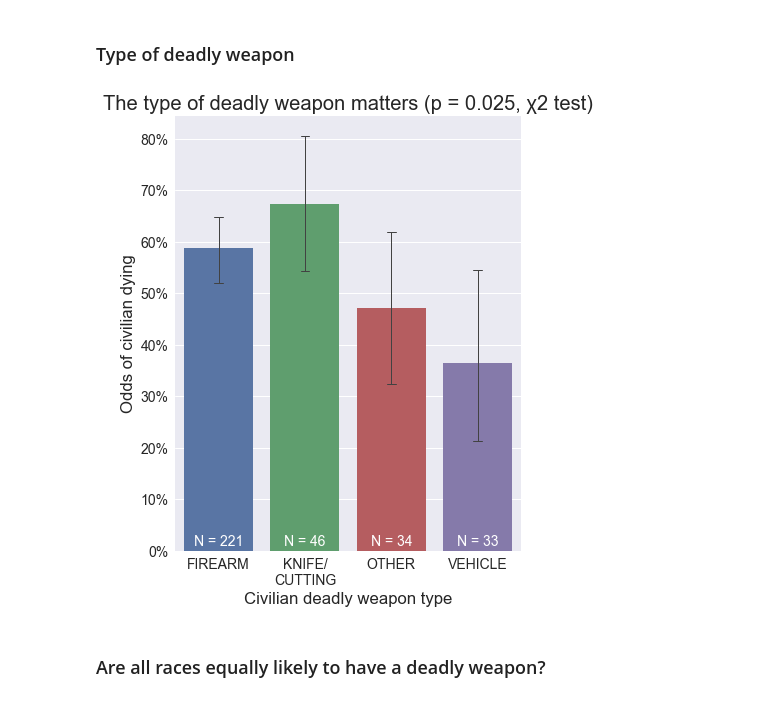
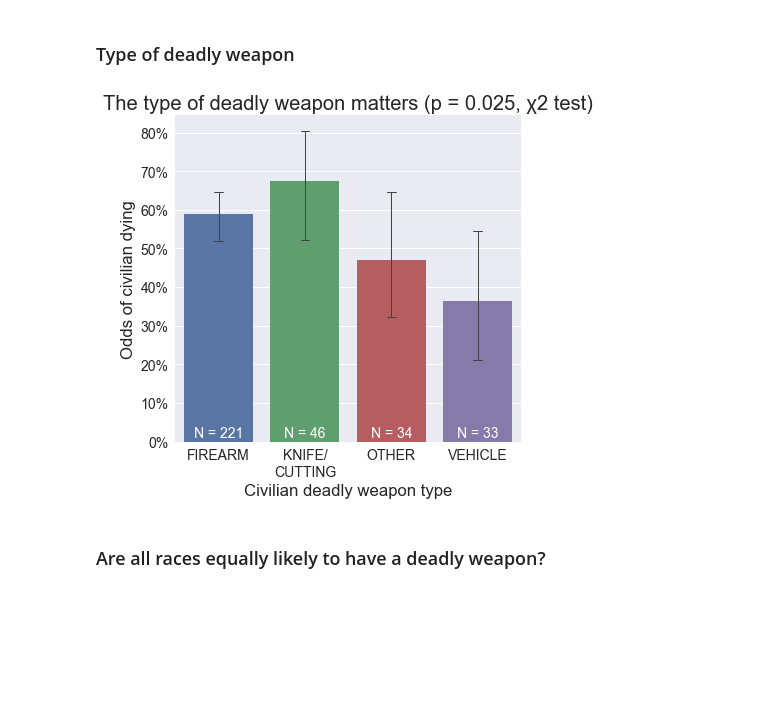
Before and after one commit to texas-justice-initiative/analysis, a Jupyter notebook: Who survives shootings?.ipynb, the cells around one changed output. Cells and saved outputs as stored; diff of their text form; code cells hidden in the pictures; blank space fills up the shorter version.

```diff
--- a/Who survives shootings?.ipynb
+++ b/Who survives shootings?.ipynb
@@ -479,20 +479,20 @@ pass
 # %%
 deadly_weapon = shootings[shootings['deadly_weapon']]
 deadly_weapon = deadly_weapon[deadly_weapon['deadly_weapon_category'] != '(DETAILS MISSING)']
 table = pd.crosstab(deadly_weapon['deadly_weapon_category'], shootings['civilian_died'])
 p = stats.chi2_contingency(table)[1]
 
 fig, ax = barplot_with_counts(deadly_weapon, 'deadly_weapon_category')
 
 ax.set_title("The type of deadly weapon matters " + format_p(p, chi=True))
 ax.set_xticklabels(['/\n'.join(t.get_text().split('/')) for t in ax.get_xticklabels()])
 ax.set_xlabel("Civilian deadly weapon type")
-fig.set_size_inches(8, 8)
+fig.set_size_inches(8, 6)
 plt.subplots_adjust(left=0.2, right=0.8)
 saveplot(fig, 'deadly_weapon_type')
 pass
 # %% [output]
-[figure, old version]
+[figure, new version]
 # %% [markdown]
 ### Are all races equally likely to have a deadly weapon?
 # %%
```
Also changed, not shown: parts of 12 cells of this notebook, 25 other files.
